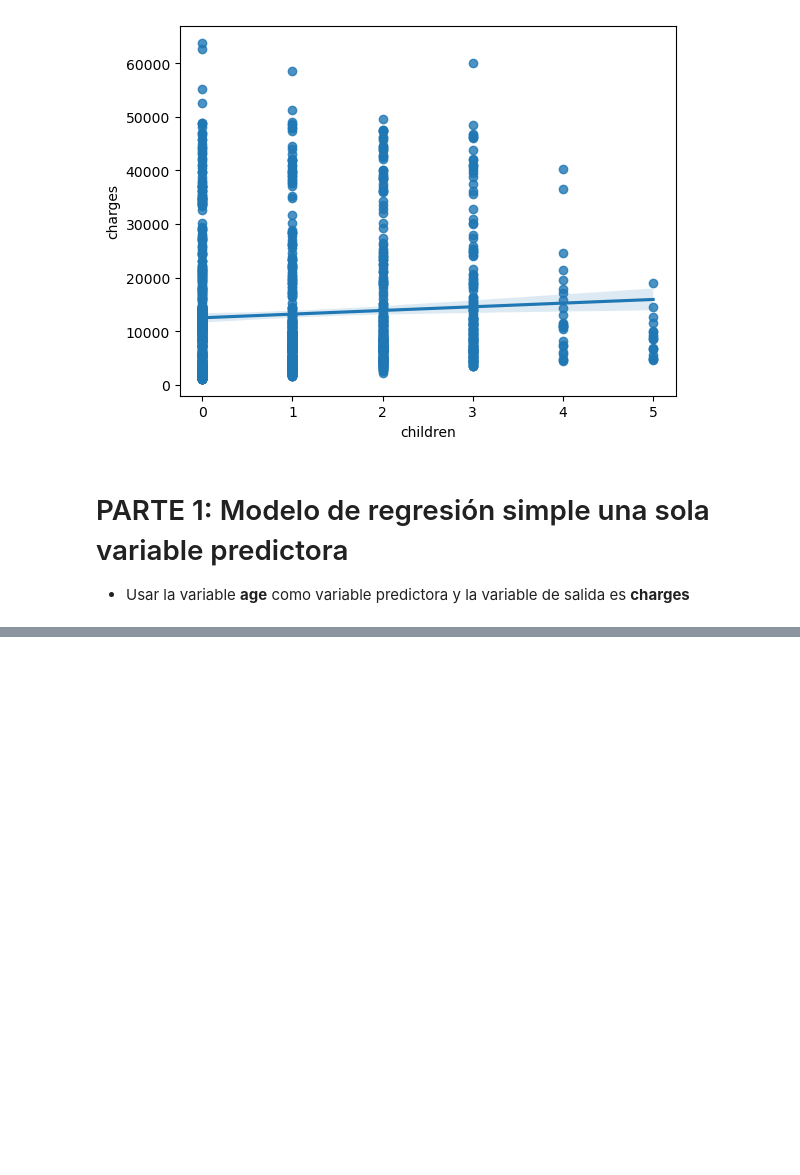
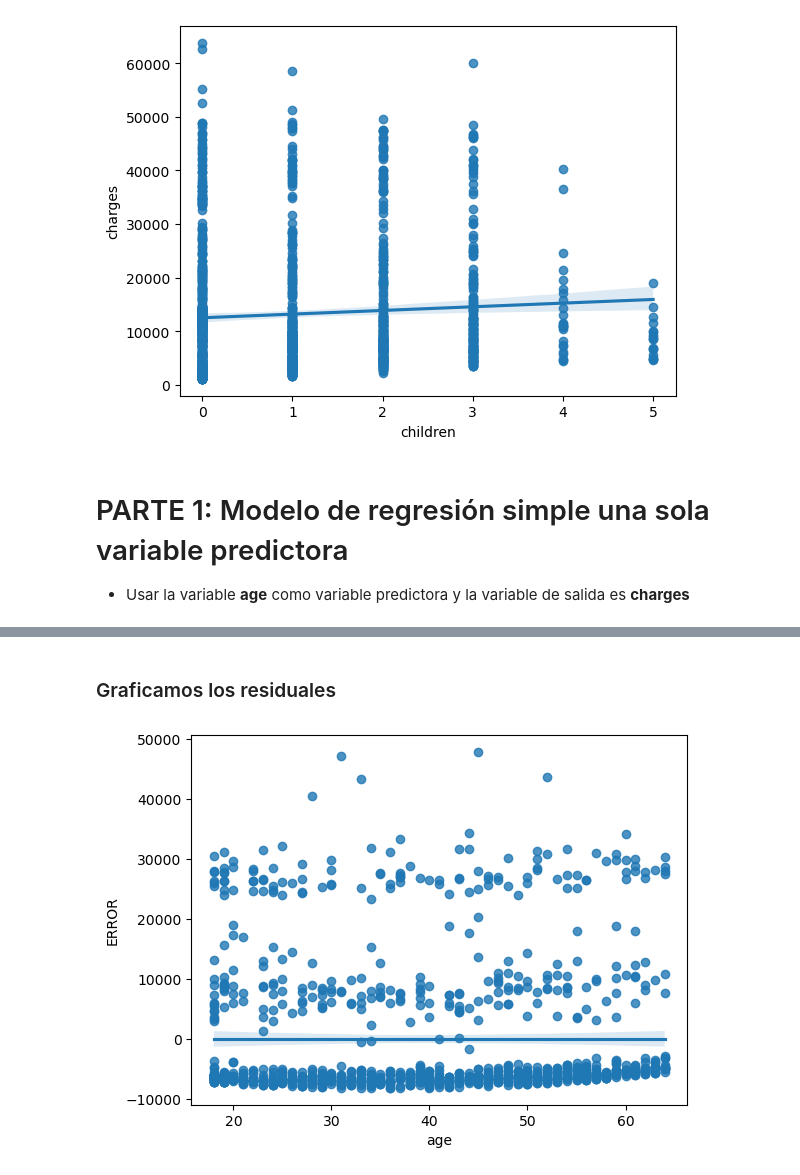
Before and after one commit to jgomezz/cpe_ciencia_datos_python_2026, a Jupyter notebook: mod3_analitica_datos_python/semana_04_evaluacion_modelo_ejercicio.ipynb, the cells around one changed output, grey strips where cells are left out. Drawn from its saved outputs; the diff is of its cells as text; code cells hidden in the pictures; blank space fills up the shorter version.

```diff
--- a/mod3_analitica_datos_python/semana_04_evaluacion_modelo_ejercicio.ipynb
+++ b/mod3_analitica_datos_python/semana_04_evaluacion_modelo_ejercicio.ipynb
@@ -129,0 +190,11 @@ plt.show()
+# %% [markdown]
+### Graficamos los residuales
+# %%
+# Evaluación del modelo
+df_train["ERROR"] = y_train - lm.predict(X_train)
+
+# Visualización de los errores del modelo
+sns.regplot(x="age", y="ERROR", data=df_train, fit_reg=True)
+plt.show()
+# %% [output]
+[figure, added]
```
Also changed, not shown: parts of 16 cells of this notebook.
